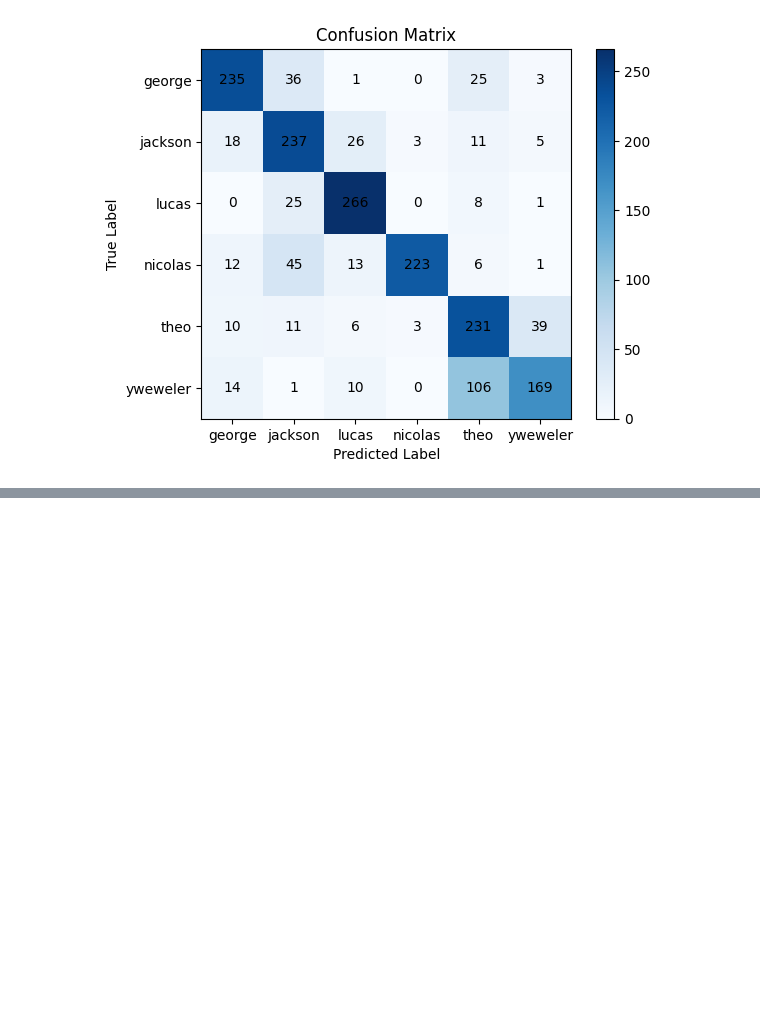
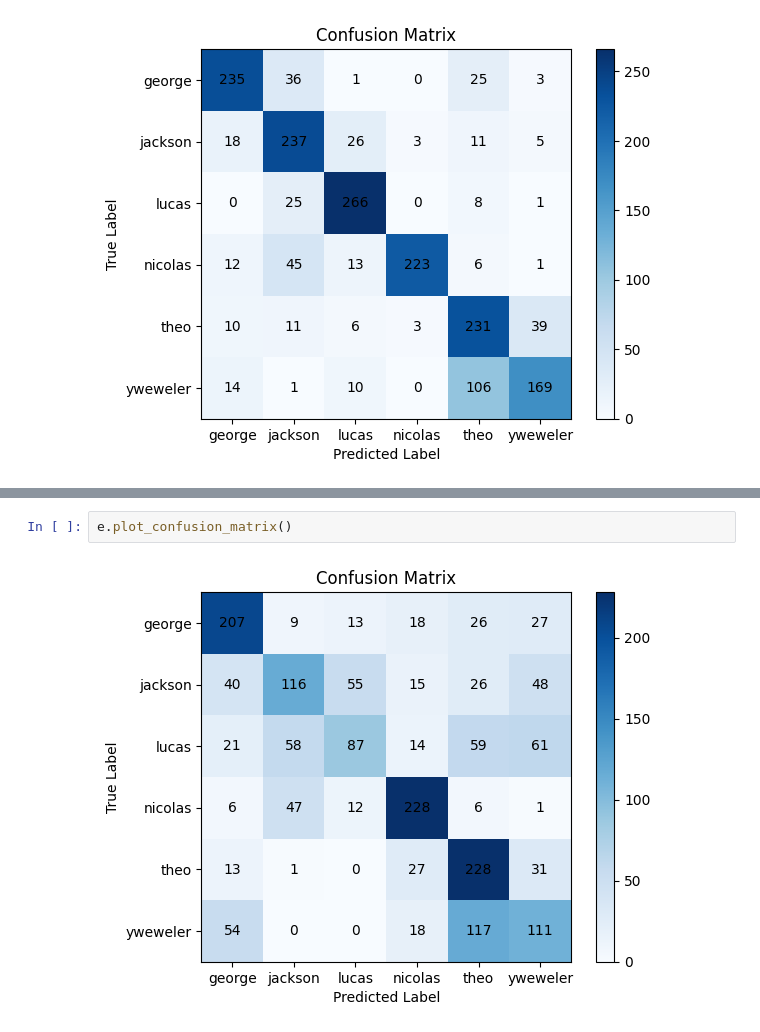
Before and after one commit to javadkavian/AI_Assignments, a Jupyter notebook: A2/AI_A2_report.ipynb, the cells around one changed output, grey strips where cells are left out. Saved outputs shown, nothing was run; the diff lists cells and outputs as text; blank space fills up the shorter version.

```diff
--- a/A2/AI_A2_report.ipynb
+++ b/A2/AI_A2_report.ipynb
@@ -506,0 +532,4 @@ e.plot_confusion_matrix()
+# %%
+e.plot_confusion_matrix()
+# %% [output]
+[figure, added]
```
Also changed, not shown: parts of 9 cells of this notebook.
